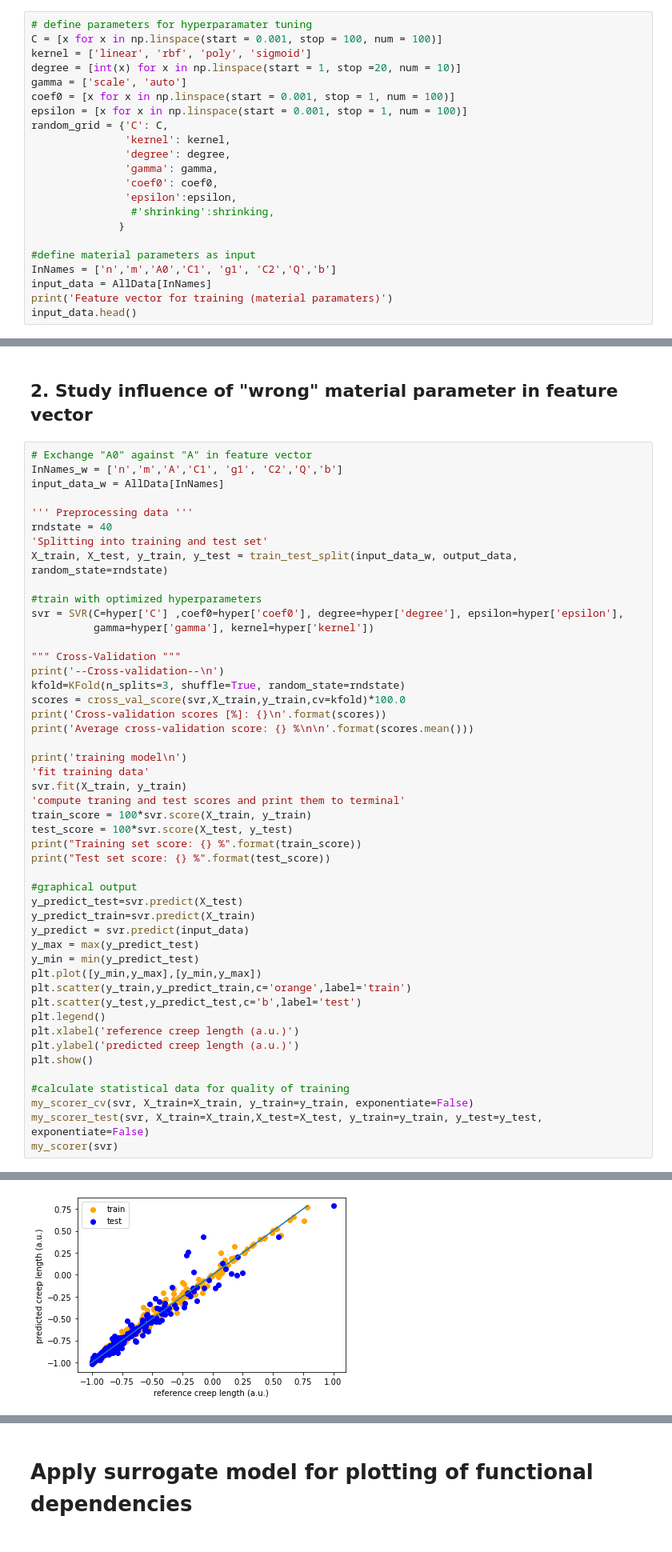
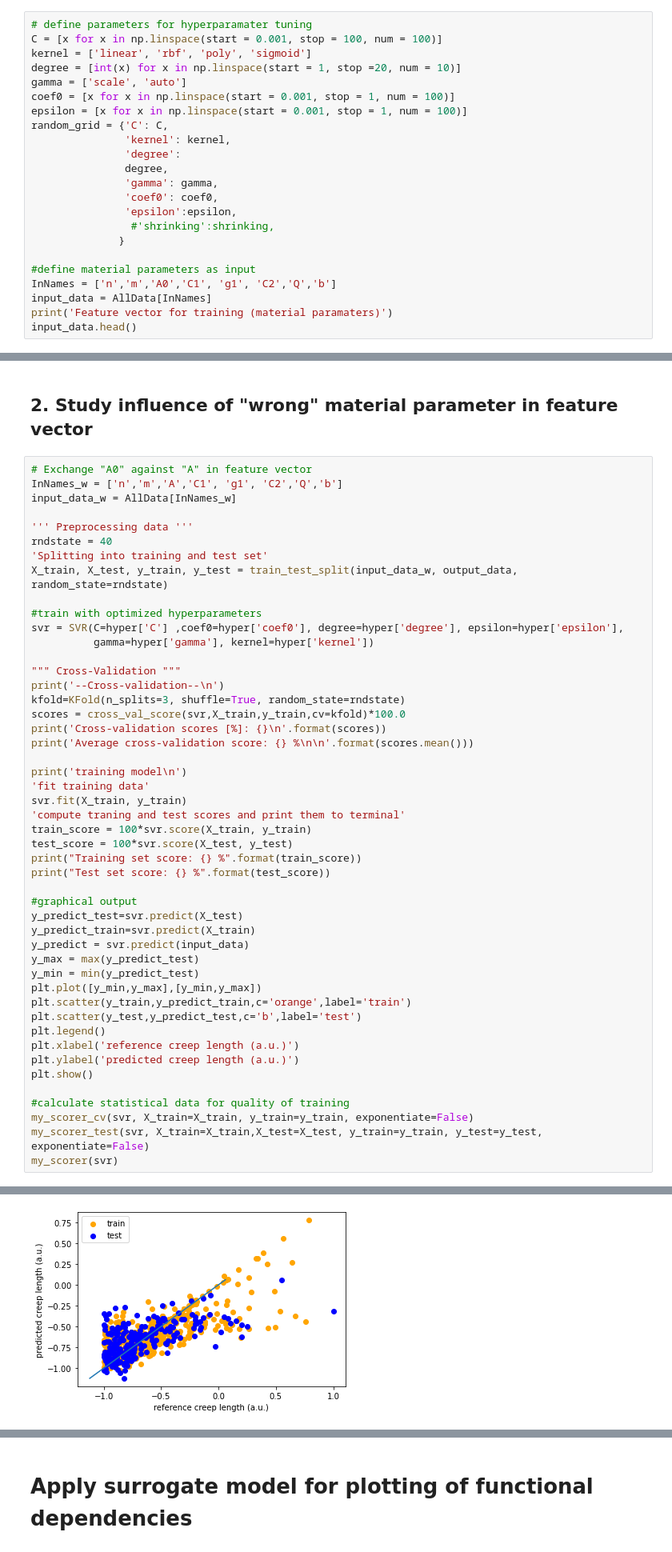
Before and after one commit to AHartmaier/ML-Tutorial, a Jupyter notebook: Surrogate-Indentation-SVR.ipynb, the cells around one changed output, grey strips where cells are left out. Shown: that part at 80% size. Saved outputs shown, nothing was run; the diff lists cells and outputs as text.

```diff
--- a/Surrogate-Indentation-SVR.ipynb
+++ b/Surrogate-Indentation-SVR.ipynb
@@ -104,7 +104,8 @@ coef0 = [x for x in np.linspace(start = 0.001, stop = 1, num = 100)]
 epsilon = [x for x in np.linspace(start = 0.001, stop = 1, num = 100)]
 random_grid = {'C': C,
                'kernel': kernel,
-               'degree': degree,
+               'degree':
+               degree,
                'gamma': gamma,
                'coef0': coef0,
                'epsilon':epsilon,
@@ -403,7 +405,7 @@ R2 =  0.9319282801655853
 # %%
 # Exchange "A0" against "A" in feature vector
 InNames_w = ['n','m','A','C1', 'g1', 'C2','Q','b']
-input_data_w = AllData[InNames]
+input_data_w = AllData[InNames_w]
 
 ''' Preprocessing data '''
 rndstate = 40
@@ -463 +465 @@ Test set score: 93.19282801655852 %
-[figure, old version]
+[figure, new version]
```
Also changed, not shown: parts of 3 cells of this notebook.
